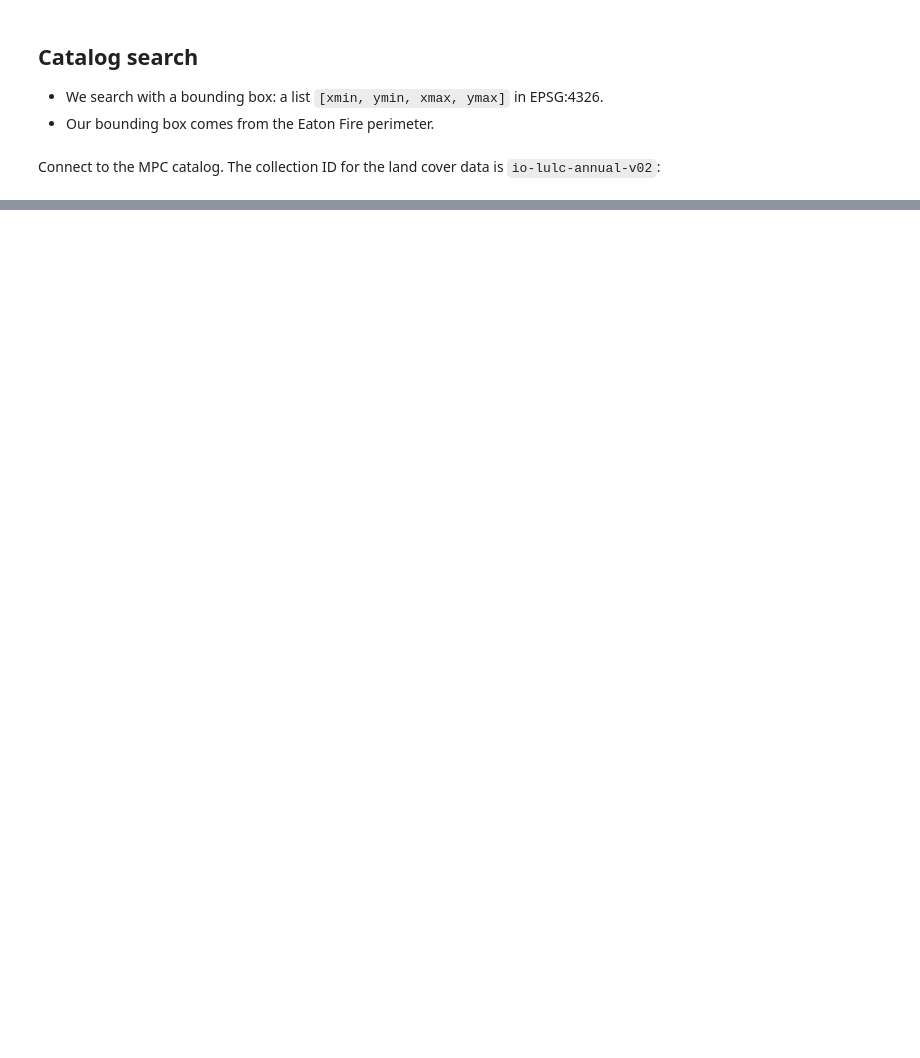
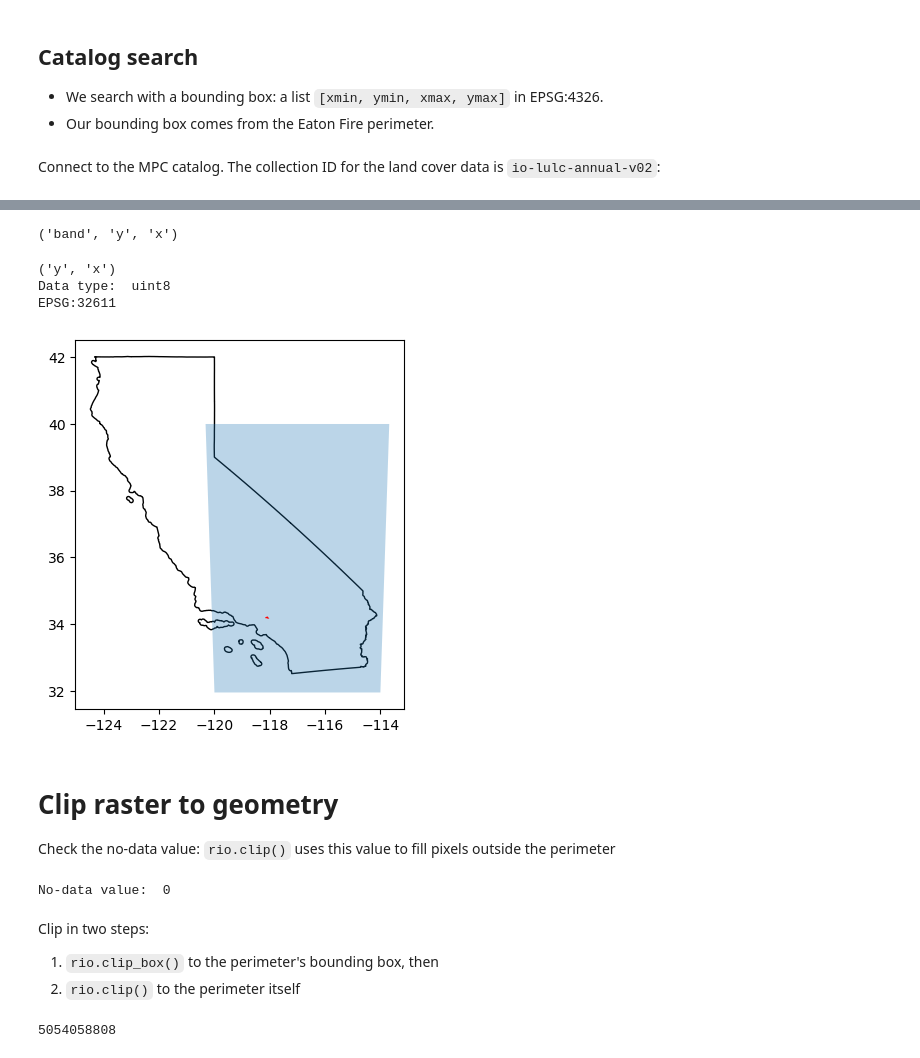
Before and after one commit to cllorey/eds220-in-class, a Jupyter notebook: week-9-land-cover-stats-STUDENTS.ipynb, the cells around one changed output, grey strips where cells are left out. Drawn from its saved outputs; the diff is of its cells as text; code cells hidden in the pictures; blank space fills up the shorter version.

```diff
--- a/week-9-land-cover-stats-STUDENTS.ipynb
+++ b/week-9-land-cover-stats-STUDENTS.ipynb
@@ -74,0 +91,4 @@ catalog = pystac_client.Client.open(
+# %%
+items = search.item_collection()
+print(f"Returned {len(items)} items")
+items
@@ -74,0 +108,7 @@ catalog = pystac_client.Client.open(
+# %%
+# Select 2023 map (first item)
+item = items[0]
+assert item.properties['start_datetime'].startswith('2023')
+
+# Display pre-rendered image
+Image(url=item.assets['rendered_preview'].href, width=600)
@@ -74,0 +117,50 @@ catalog = pystac_client.Client.open(
+# %%
+# Access raster data from item
+lulc = rioxr.open_rasterio(item.assets['data'].href)
+# %%
+lulc.dims
+# %% [output]
+('band', 'y', 'x')
+# %%
+# Remove length 1 dimension (band) and its coordinate
+lulc = lulc.squeeze('band', drop=True)
+# %%
+print(lulc.dims)
+print('Data type: ', lulc.dtype)
+print(lulc.rio.crs)
+# %% [output]
+('y', 'x')
+Data type:  uint8
+EPSG:32611
+# %%
+# Create GeoDataFrame from raster bounding box
+lulc_bbox = gpd.GeoDataFrame(geometry = [box(*lulc.rio.bounds())],
+                             crs = lulc.rio.crs)
+
+# Plot raster boundary, fire perimeter, and CA boundary
+fig, ax = plt.subplots()
+ca.plot(ax=ax, color='white', edgecolor ='black')
+
+# Reproject lulc_bbox and fire perimeter to match CA crs
+lulc_bbox.to_crs(ca.crs).plot(ax=ax, alpha=0.3)
+eaton.to_crs(ca.crs).plot(ax=ax, color='red')
+
+plt.show()
+# %% [output]
+[figure, added]
+# %% [markdown]
+# Clip raster to geometry
+
+Check the no-data value: `rio.clip()` uses this value to fill pixels outside the perimeter
+# %%
+print('No-data value: ', lulc.rio.nodata)
+# %% [output]
+No-data value:  0
+# %% [markdown]
+Clip in two steps:
+1. `rio.clip_box()` to the perimeter's bounding box, then
+2. `rio.clip()` to the perimeter itself
+# %%
+lulc.size
+# %% [output]
+5054058808
```
Also changed, not shown: parts of 21 cells of this notebook.
